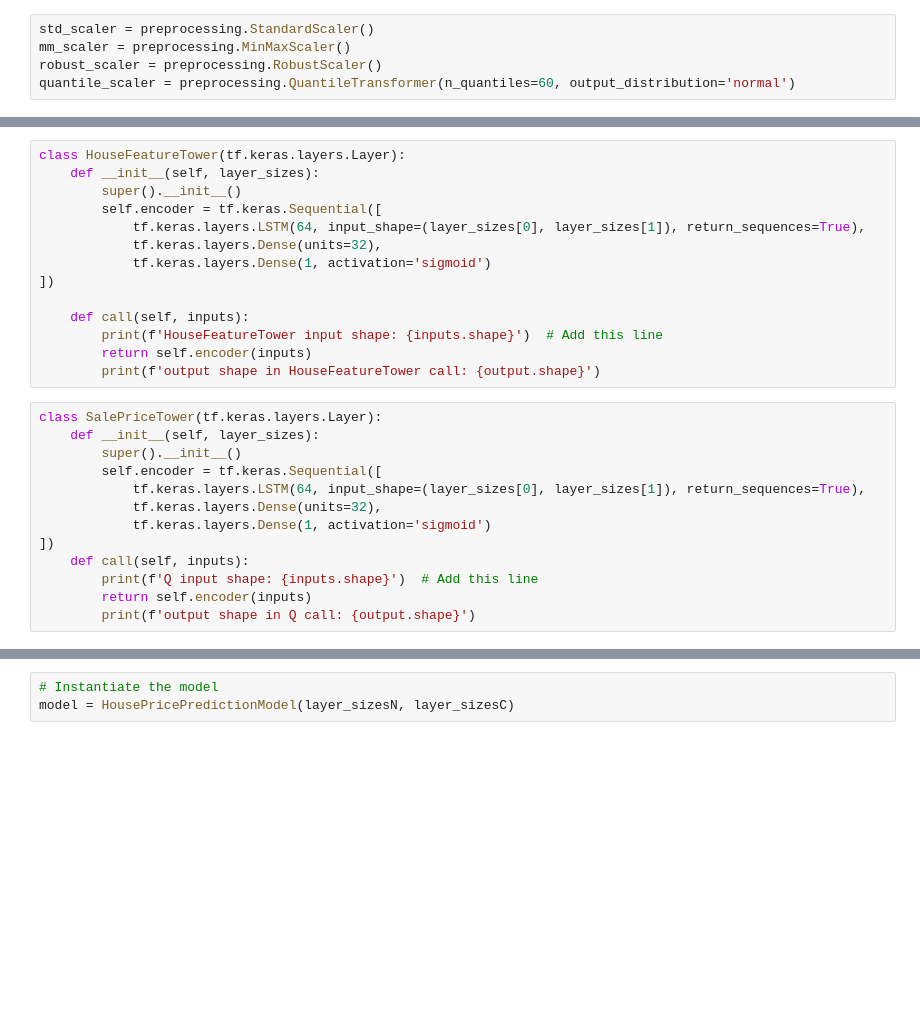
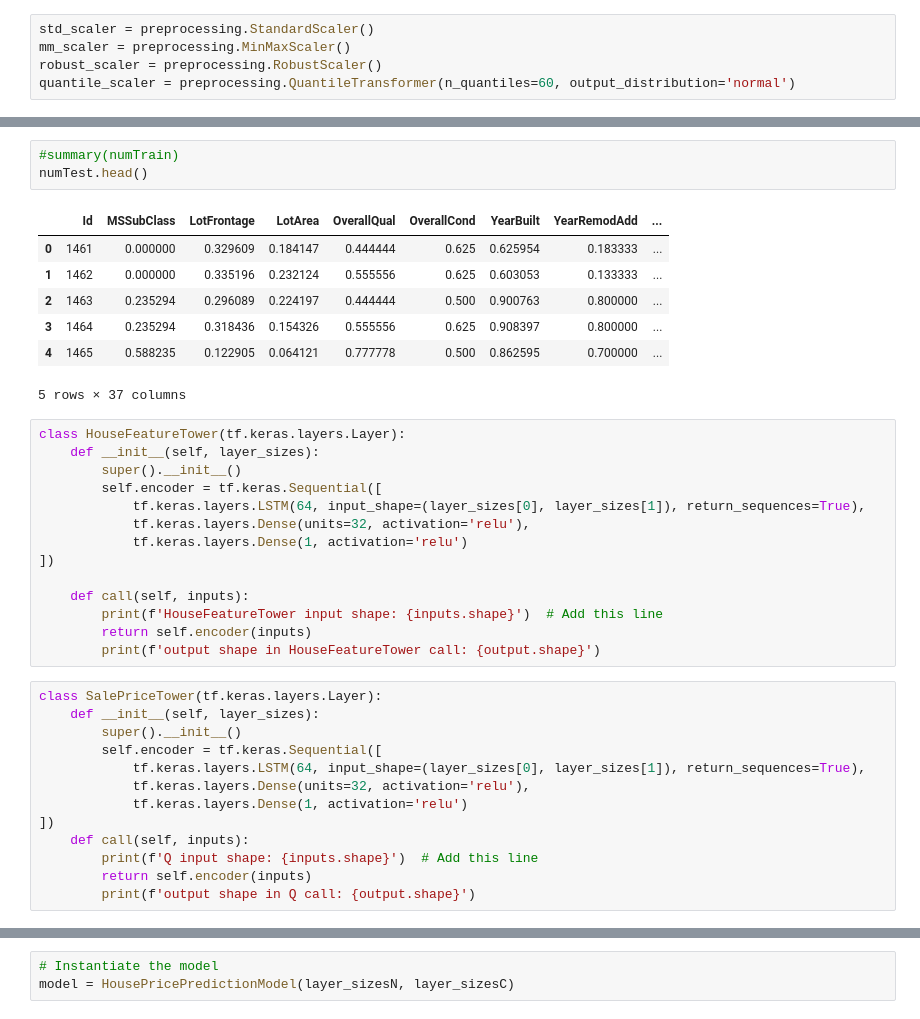
Before and after one commit to mmender2/Ai-DataScience, a Jupyter notebook: TwoTowerLSTM.ipynb, the cells around one changed output, grey strips where cells are left out. Cells and saved outputs as stored; diff of their text form; blank space fills up the shorter version.

```diff
--- a/TwoTowerLSTM.ipynb
+++ b/TwoTowerLSTM.ipynb
@@ -67,14 +208,25 @@ yTestReshaped = yTestB[timeSteps - 1 :]
 
 layer_sizesC=[timeSteps, catTrainR.shape[2]]
 layer_sizesN=[timeSteps, numTrainR.shape[2]]
+# %%
+#summary(numTrain)
+numTest.head()
+# %% [output]
+|  | Id | MSSubClass | LotFrontage | LotArea | OverallQual | OverallCond | YearBuilt | YearRemodAdd | ... |
+| 0 | 1461 | 0.000000 | 0.329609 | 0.184147 | 0.444444 | 0.625 | 0.625954 | 0.183333 | ... |
+| 1 | 1462 | 0.000000 | 0.335196 | 0.232124 | 0.555556 | 0.625 | 0.603053 | 0.133333 | ... |
+| 2 | 1463 | 0.235294 | 0.296089 | 0.224197 | 0.444444 | 0.500 | 0.900763 | 0.800000 | ... |
+| 3 | 1464 | 0.235294 | 0.318436 | 0.154326 | 0.555556 | 0.625 | 0.908397 | 0.800000 | ... |
+| 4 | 1465 | 0.588235 | 0.122905 | 0.064121 | 0.777778 | 0.500 | 0.862595 | 0.700000 | ... |
+5 rows × 37 columns
 # %%
 class HouseFeatureTower(tf.keras.layers.Layer):
     def __init__(self, layer_sizes):
         super().__init__()
         self.encoder = tf.keras.Sequential([
             tf.keras.layers.LSTM(64, input_shape=(layer_sizes[0], layer_sizes[1]), return_sequences=True),
-            tf.keras.layers.Dense(units=32),
-            tf.keras.layers.Dense(1, activation='sigmoid')
+            tf.keras.layers.Dense(units=32, activation='relu'),
+            tf.keras.layers.Dense(1, activation='relu')
 ])
 
     def call(self, inputs):
@@ -87,8 +239,8 @@ class SalePriceTower(tf.keras.layers.Layer):
         super().__init__()
         self.encoder = tf.keras.Sequential([
             tf.keras.layers.LSTM(64, input_shape=(layer_sizes[0], layer_sizes[1]), return_sequences=True),
-            tf.keras.layers.Dense(units=32),
-            tf.keras.layers.Dense(1, activation='sigmoid')
+            tf.keras.layers.Dense(units=32, activation='relu'),
+            tf.keras.layers.Dense(1, activation='relu')
 ])
     def call(self, inputs):
         print(f'Q input shape: {inputs.shape}')  # Add this line
```
Also changed, not shown: parts of 14 cells of this notebook.
